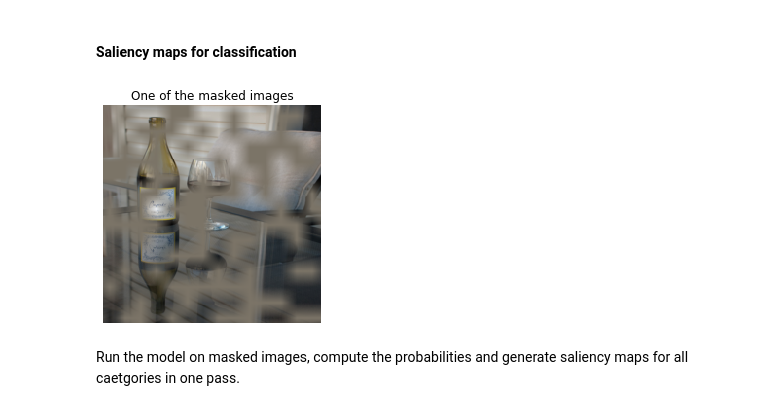
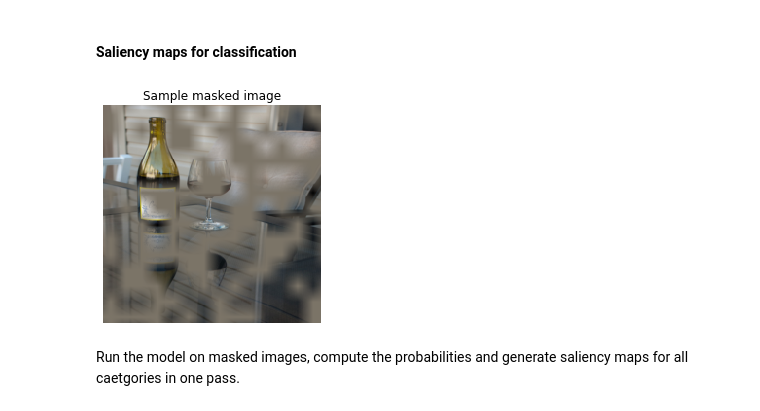
Before and after one commit to SIDN-IAP/local-decision, a Jupyter notebook: notebooks/RISE_captioning_solution.ipynb, the cells around one changed output. Saved outputs shown, nothing was run; the diff lists cells and outputs as text; code cells hidden in the pictures.

```diff
--- a/notebooks/RISE_captioning_solution.ipynb
+++ b/notebooks/RISE_captioning_solution.ipynb
@@ -87,7 +88,7 @@ def generate_masks(N, s, p1, input_size = (224, 224)):
 
     masks = np.empty((N, *input_size))
 
-    for i in tqdm(range(N), desc='Generating filters'):
+    for i in tqdm(range(N), desc='Generating masks'):
         # Random shifts
         x = np.random.randint(0, cell_size[0])
         y = np.random.randint(0, cell_size[1])
@@ -142,10 +143,10 @@ stack = None
 # Apply array of masks to the image
 stack = torch.mul(masks, img_t)
 # %%
-tensor_imshow(stack[0].cpu(), title='One of the masked images')
+tensor_imshow(stack[0].cpu(), title='Sample masked image')
 plt.show()
 # %% [output]
-[figure, old version]
+[figure, new version]
 # %% [markdown]
 Run the model on masked images, compute the probabilities and generate saliency maps for all caetgories in one pass.
 # %%
```
Also changed, not shown: parts of 6 cells of this notebook.
